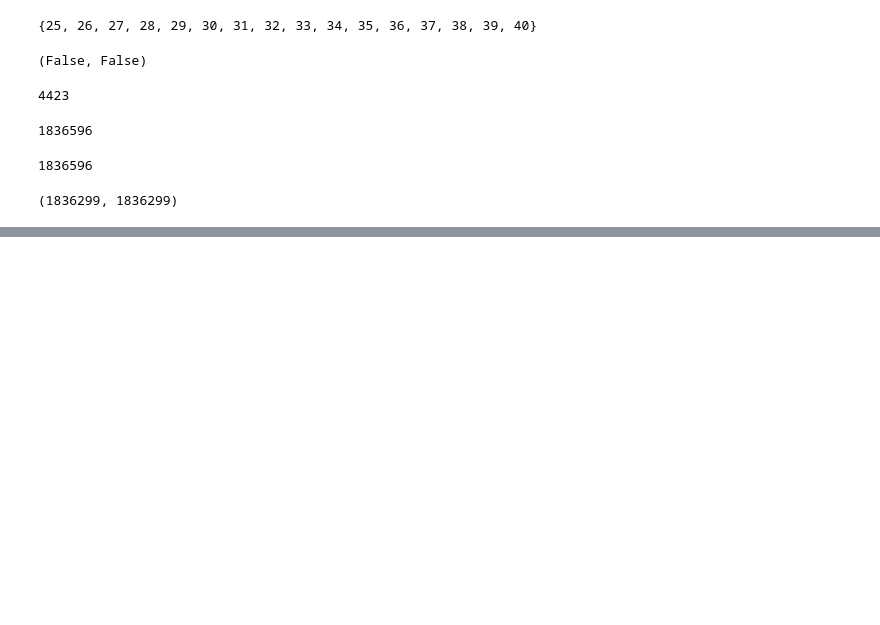
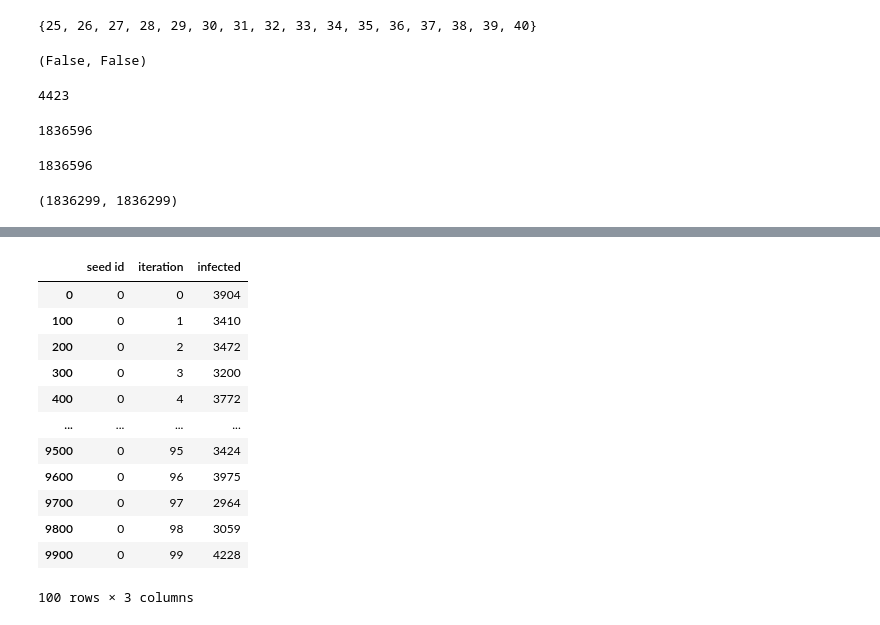
Before and after one commit to toggled/vldbsubmission, a Jupyter notebook: python_src/propagationPlots_bishwa.ipynb, the cells around one changed output, grey strips where cells are left out. Drawn from its saved outputs; the diff is of its cells as text; code cells hidden in the pictures; blank space fills up the shorter version.

```diff
--- a/python_src/propagationPlots_bishwa.ipynb
+++ b/python_src/propagationPlots_bishwa.ipynb
@@ -1606,0 +1765,17 @@ for key, item in df2.groupby(group_list, as_index=False):
+# %%
+result_seed = result_df[(result_df['seed id'] == 0) & (result_df['algo'] == "clique")][['seed id', 'iteration', 'infected']]
+result_seed
+# %% [output]
+|  | seed id | iteration | infected |
+| 0 | 0 | 0 | 3904 |
+| 100 | 0 | 1 | 3410 |
+| 200 | 0 | 2 | 3472 |
+| 300 | 0 | 3 | 3200 |
+| 400 | 0 | 4 | 3772 |
+| ... | ... | ... | ... |
+| 9500 | 0 | 95 | 3424 |
+| 9600 | 0 | 96 | 3975 |
+| 9700 | 0 | 97 | 2964 |
+| 9800 | 0 | 98 | 3059 |
+| 9900 | 0 | 99 | 4228 |
+100 rows × 3 columns
```
Also changed, not shown: parts of 9 cells of this notebook, 1 other file.
